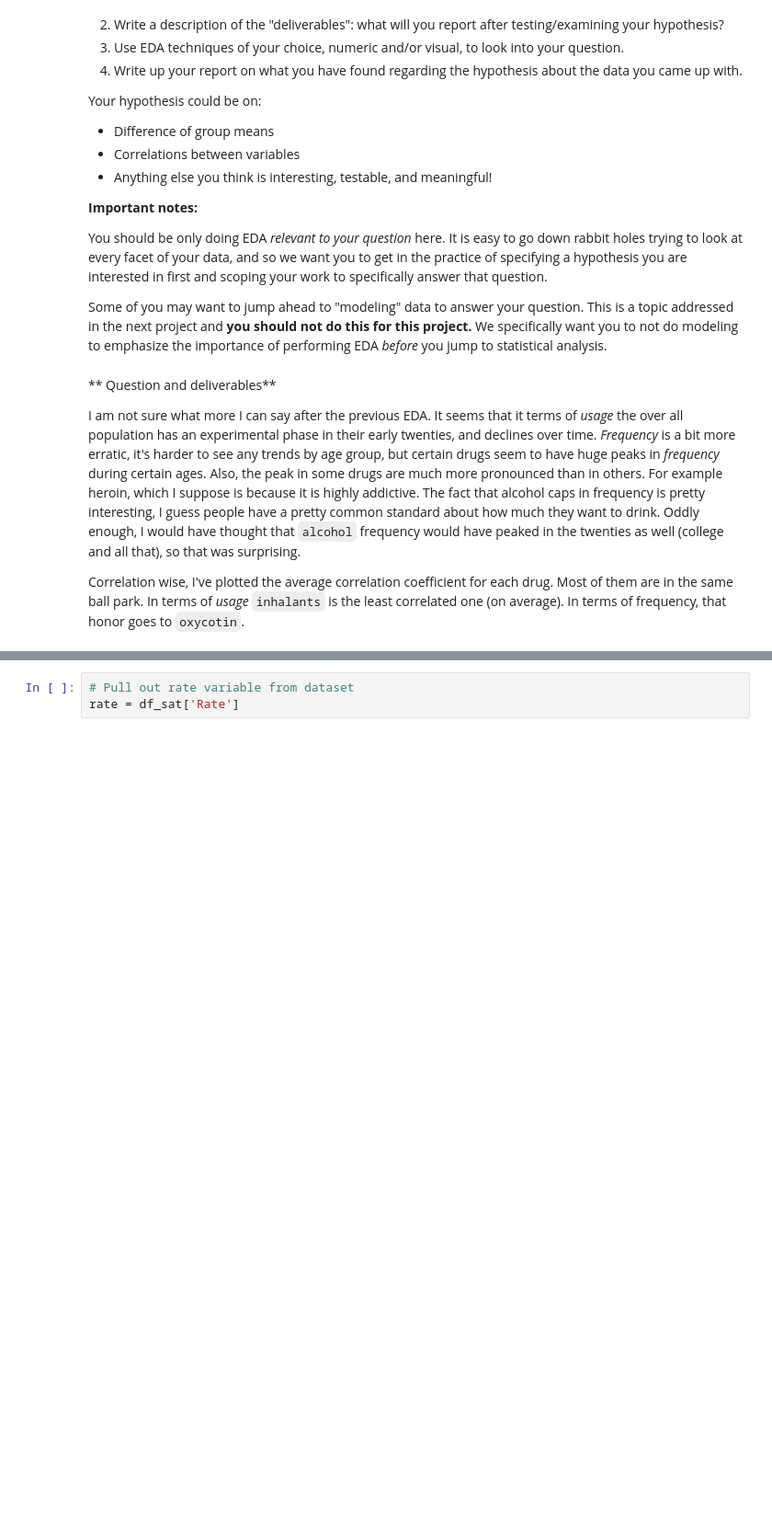
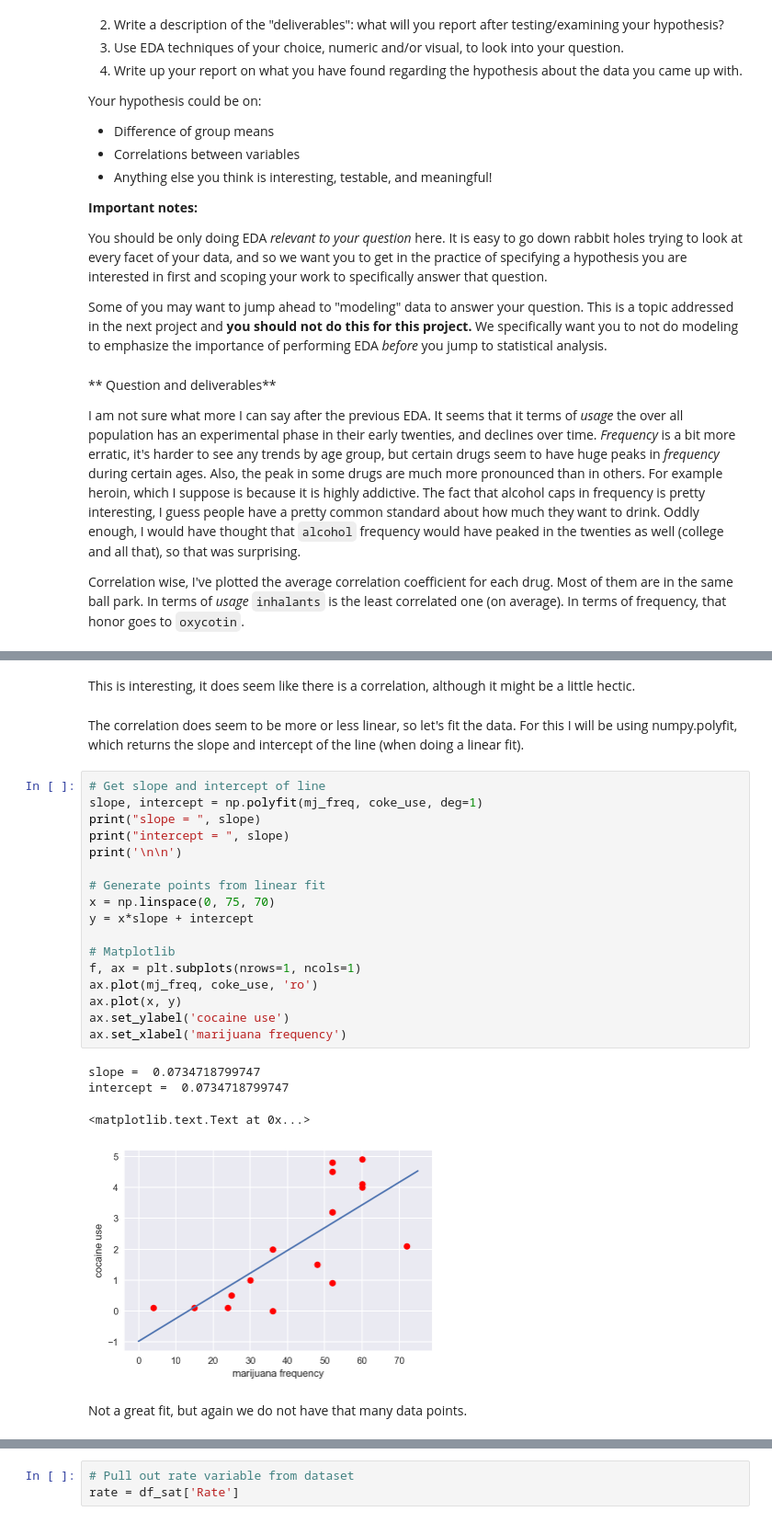
Before and after one commit to t-brewer/sats_and_drugs, a Jupyter notebook: project-02-v2-starter-code.ipynb, the cells around one changed output, grey strips where cells are left out. Shown at 92% size. Cells and saved outputs as stored; diff of their text form; blank space fills up the shorter version.

```diff
--- a/project-02-v2-starter-code.ipynb
+++ b/project-02-v2-starter-code.ipynb
@@ -1135,0 +1237,28 @@ sns.regplot(x='alcohol-use', y='marijuana-frequency', data=df_drugs, ax=ax)
+# %% [markdown]
+This is interesting, it does seem like there is a correlation, although it might be a little hectic.
+# %% [markdown]
+The correlation does seem to be more or less linear, so let's fit the data.  For this I will be using numpy.polyfit, which returns the slope and intercept of the line (when doing a linear fit).
+# %%
+# Get slope and intercept of line
+slope, intercept = np.polyfit(mj_freq, coke_use, deg=1)
+print("slope = ", slope)
+print("intercept = ", slope)
+print('\n\n')
+
+# Generate points from linear fit
+x = np.linspace(0, 75, 70)
+y = x*slope + intercept
+
+# Matplotlib
+f, ax = plt.subplots(nrows=1, ncols=1)
+ax.plot(mj_freq, coke_use, 'ro')
+ax.plot(x, y)
+ax.set_ylabel('cocaine use')
+ax.set_xlabel('marijuana frequency')
+# %% [output]
+slope =  0.0734718799747
+intercept =  0.0734718799747
+<matplotlib.text.Text at 0x...>
+[figure, added]
+# %% [markdown]
+Not a great fit, but again we do not have that many data points.
```
Also changed, not shown: parts of 29 cells of this notebook.
